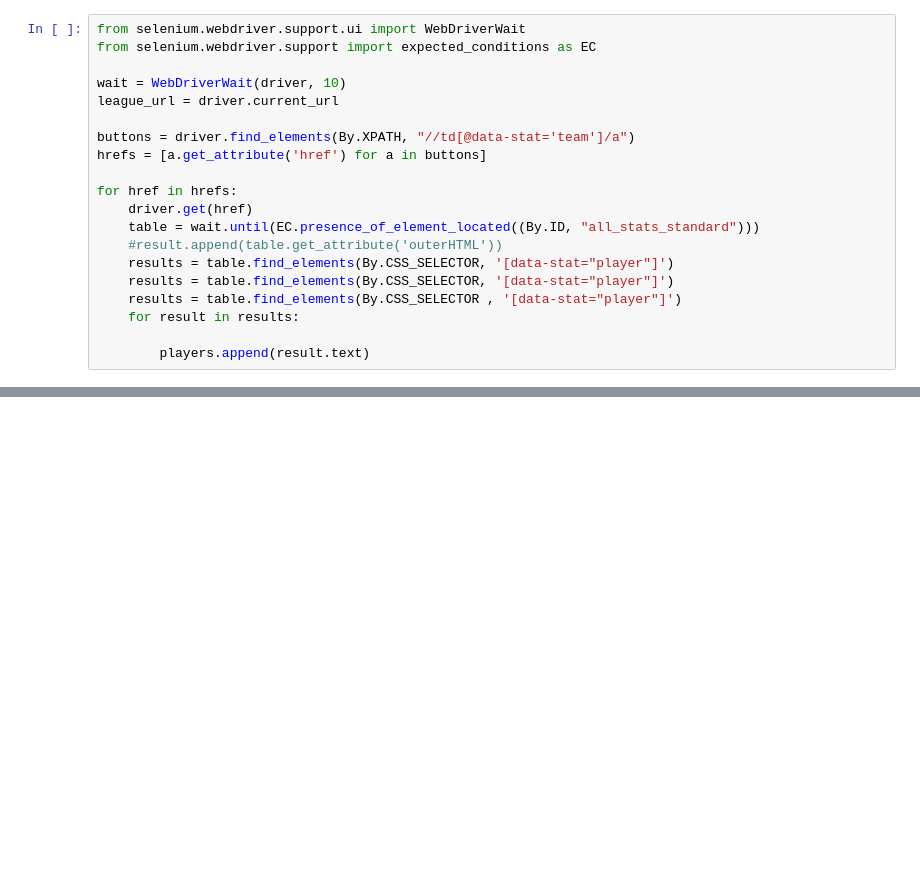
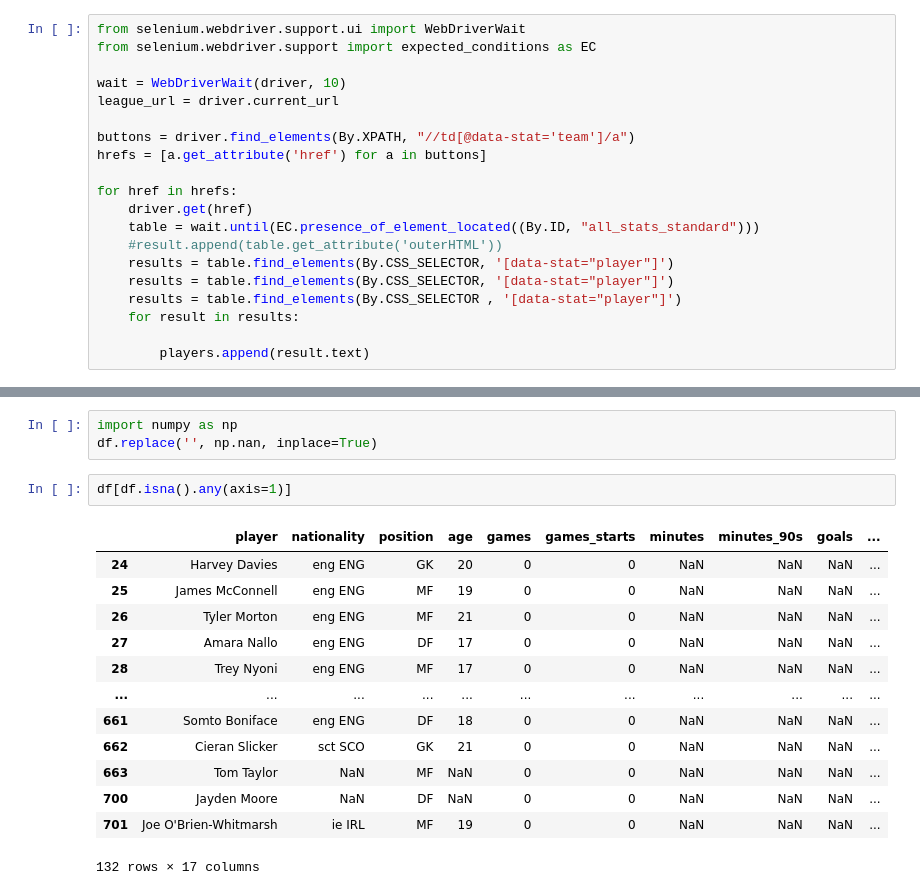
Before and after one commit to epsilon403/football-data-analytics, a Jupyter notebook: scraping.ipynb, the cells around one changed output, grey strips where cells are left out. Drawn from its saved outputs; the diff is of its cells as text; blank space fills up the shorter version.

```diff
--- a/scraping.ipynb
+++ b/scraping.ipynb
@@ -157,0 +175,19 @@ Name: team, Length: 1060, dtype: object
+# %%
+import numpy as np
+df.replace('', np.nan, inplace=True)
+# %%
+df[df.isna().any(axis=1)]
+# %% [output]
+|  | player | nationality | position | age | games | games_starts | minutes | minutes_90s | goals | ... |
+| 24 | Harvey Davies | eng ENG | GK | 20 | 0 | 0 | NaN | NaN | NaN | ... |
+| 25 | James McConnell | eng ENG | MF | 19 | 0 | 0 | NaN | NaN | NaN | ... |
+| 26 | Tyler Morton | eng ENG | MF | 21 | 0 | 0 | NaN | NaN | NaN | ... |
+| 27 | Amara Nallo | eng ENG | DF | 17 | 0 | 0 | NaN | NaN | NaN | ... |
+| 28 | Trey Nyoni | eng ENG | MF | 17 | 0 | 0 | NaN | NaN | NaN | ... |
+| ... | ... | ... | ... | ... | ... | ... | ... | ... | ... | ... |
+| 661 | Somto Boniface | eng ENG | DF | 18 | 0 | 0 | NaN | NaN | NaN | ... |
+| 662 | Cieran Slicker | sct SCO | GK | 21 | 0 | 0 | NaN | NaN | NaN | ... |
+| 663 | Tom Taylor | NaN | MF | NaN | 0 | 0 | NaN | NaN | NaN | ... |
+| 700 | Jayden Moore | NaN | DF | NaN | 0 | 0 | NaN | NaN | NaN | ... |
+| 701 | Joe O'Brien-Whitmarsh | ie IRL | MF | 19 | 0 | 0 | NaN | NaN | NaN | ... |
+132 rows × 17 columns
```
Also changed, not shown: parts of 7 cells of this notebook, 4 other files.
